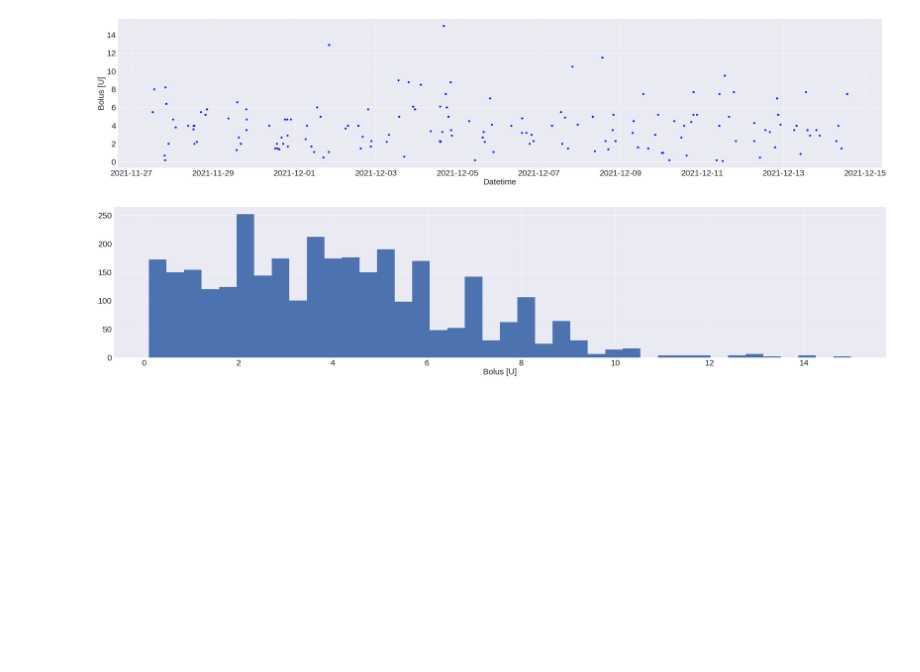
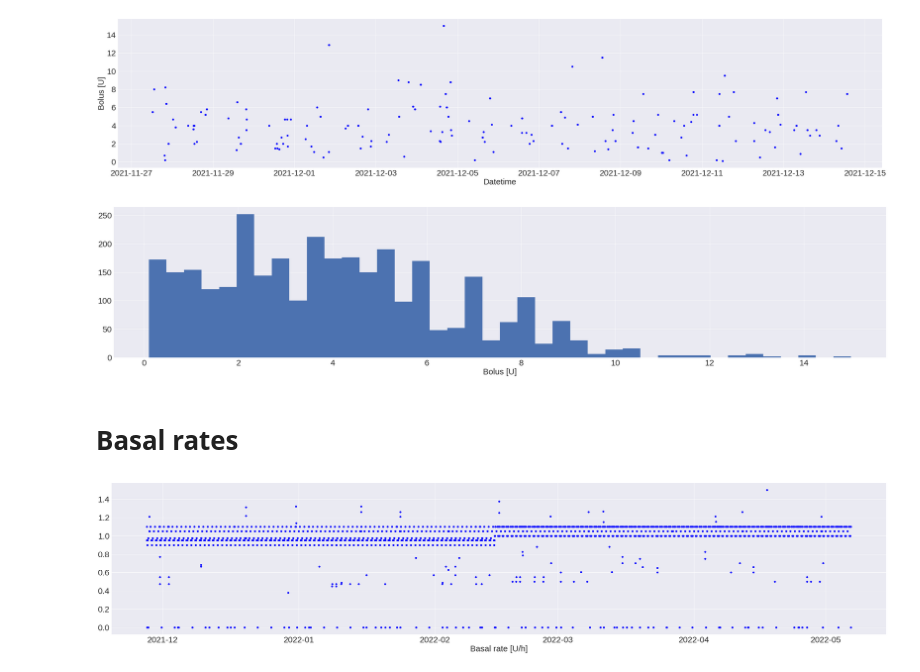
Before and after one commit to sdysch/diabetes-ml, a Jupyter notebook: insulin_pump_data.ipynb, the cells around one changed output. Cells and saved outputs as stored; diff of their text form; code cells hidden in the pictures; blank space fills up the shorter version.

Commit message:
Looking at basal data

```diff
--- a/insulin_pump_data.ipynb
+++ b/insulin_pump_data.ipynb
@@ -46,6 +46,19 @@ Sensor Exception                       1.000000
 Preset Temp Basal Name                 1.000000
 Unnamed: 50                            1.000000
 dtype: float64
+# %%
+# dropping useless data (everything is NaN)
+# Still WIP
+cols = [
+    'BLE Network Device',
+    'Network Device Associated Reason',
+    'Network Device Disassociated Reason',
+    'Network Device Disconnected Reason',
+    'Sensor Exception',
+    'Preset Temp Basal Name',
+    'Unnamed: 50',
+]
+data = data.drop(cols, axis=1)
 # %% [markdown]
 # BG data
 # %%
@@ -105,3 +118,13 @@ ax.tick_params(axis='x', labelsize=30)
 ax.tick_params(axis='y', labelsize=30)
 # %% [output]
 [figure]
+# %% [markdown]
+# Basal rates
+# %%
+fig, ax = plt.subplots(1, 1, figsize=(50, 10))
+ax.plot(data['Basal Rate (U/h)'], 'bo')
+ax.set_xlabel('Basal rate [U/h]', fontsize=30)
+ax.tick_params(axis='x', labelsize=30)
+ax.tick_params(axis='y', labelsize=30)
+# %% [output]
+[figure, added]
```
Also changed, not shown: parts of 5 cells of this notebook.
